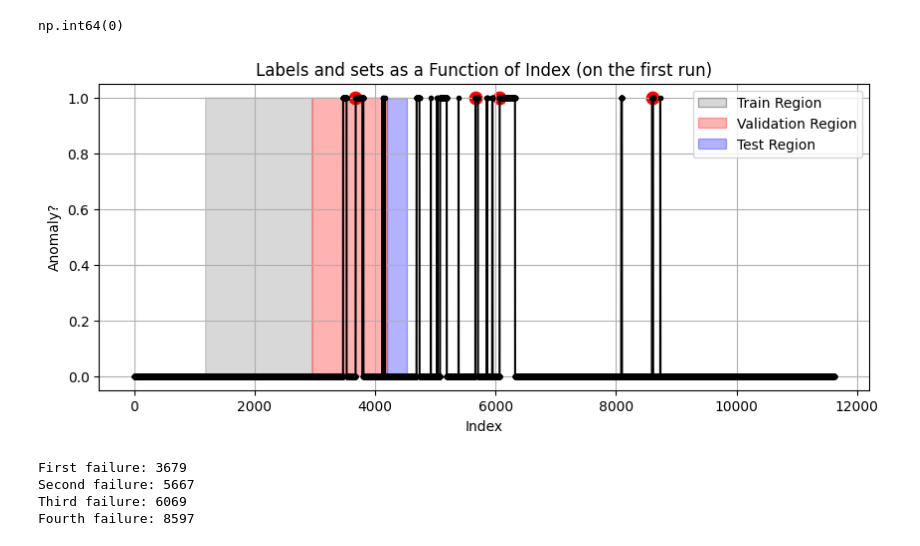
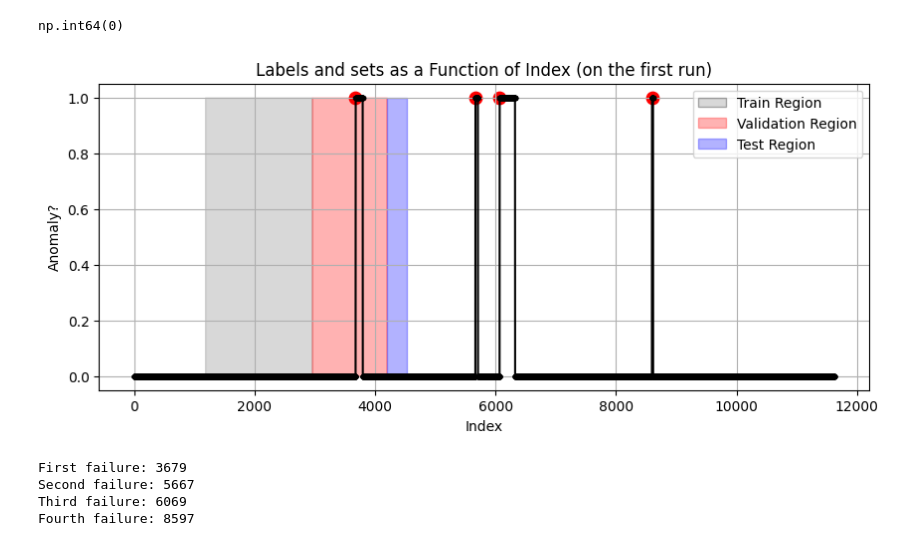
Before and after one commit to joaotiago-dias/metro_porto, a Jupyter notebook: Porto_SAE_window_large_v3_comparing_with_paper.ipynb, the cells around one changed output. Cells and saved outputs as stored; diff of their text form; code cells hidden in the pictures.

```diff
--- a/Porto_SAE_window_large_v3_comparing_with_paper.ipynb
+++ b/Porto_SAE_window_large_v3_comparing_with_paper.ipynb
@@ -32,3 +37,12 @@ timestamps = pd.to_datetime(timestamps)
+# %%
+intervals = [
+    (datetime(2020, 4, 18, 0, 0), datetime(2020, 4, 18, 23, 59)),
+    (datetime(2020, 5, 29, 23, 30), datetime(2020, 5, 30, 6, 0)),
+    (datetime(2020, 6, 5, 10, 0), datetime(2020, 6, 7, 14, 30)),
+    (datetime(2020, 7, 15, 14, 30), datetime(2020, 7, 15, 19, 0))
+]
+anomaly_list = [1 if any(start <= ts <= end for start, end in intervals) else 0 for ts in timestamps]
+anomaly_list = np.array(anomaly_list, dtype=bool)
 # %%
 #Take just the analog part
 #X_input = X_input[:,49:]
@@ -177,37 +191,37 @@ np.int64(0)
 # %%
 labels_int = [int(label) for label in anomaly_list]
 
 # Determine the split index (see image below: the train and validation sets will use only good data. Mixed data is desirable for testing)
 index_mar = 1180+1 #March 1st index (+1 bc 1st cycle is problematic)
 index_apr = 2954
 index_mai = 4193
 index_jun = 5815
 index_jul = 7611
 time_delta = 7 # how many days at a time you want to test
-last_test_index = next(i for i, ts in enumerate(timestamps) if ts > timestamps[index_apr]+pd.Timedelta(days=time_delta)) #Determine the last index of the test set
-last_test_index_2 = next(i for i, ts in enumerate(timestamps) if ts > timestamps[index_apr]+pd.Timedelta(days=2*time_delta))
+last_test_index = next(i for i, ts in enumerate(timestamps) if ts > timestamps[index_mai]+pd.Timedelta(days=time_delta)) #Determine the last index of the test set
+last_test_index_2 = next(i for i, ts in enumerate(timestamps) if ts > timestamps[index_mai]+pd.Timedelta(days=2*time_delta))
 
 # Plot the labels as a function of the index
 plt.figure(figsize=(10, 4))
 plt.plot(labels_int, '.-', color='black', label='Labels')
-plt.fill_between(range(len(anomaly_list)), 0, 1, where=(np.arange(len(anomaly_list)) >= 0) & (np.arange(len(anomaly_list)) < index_mar), color='gray', alpha=0.3)
-plt.fill_between(range(len(anomaly_list)), 0, 1, where=(np.arange(len(anomaly_list)) >= index_mar) & (np.arange(len(anomaly_list)) < index_apr), color='red', alpha=0.3)
-plt.fill_between(range(len(anomaly_list)), 0, 1, where=(np.arange(len(anomaly_list)) >= index_apr)& (np.arange(len(anomaly_list)) < last_test_index), color='blue', alpha=0.3)
+plt.fill_between(range(len(anomaly_list)), 0, 1, where=(np.arange(len(anomaly_list)) >= index_mar) & (np.arange(len(anomaly_list)) < index_apr), color='gray', alpha=0.3)
+plt.fill_between(range(len(anomaly_list)), 0, 1, where=(np.arange(len(anomaly_list)) >= index_apr) & (np.arange(len(anomaly_list)) < index_mai), color='red', alpha=0.3)
+plt.fill_between(range(len(anomaly_list)), 0, 1, where=(np.arange(len(anomaly_list)) >= index_mai)& (np.arange(len(anomaly_list)) < last_test_index), color='blue', alpha=0.3)
 highlight_x = [3679, 5667, 6069, 8597]
 highlight_y = [1, 1, 1, 1]
 plt.scatter(highlight_x, highlight_y, color='red', s=80, marker='o', label='Failures')
 legend_elements = [Patch(facecolor='gray', edgecolor='black', alpha=0.3, label='Train Region'),
                    Patch(facecolor='red', edgecolor='r', alpha=0.3, label='Validation Region'),
                    Patch(facecolor='blue', edgecolor='b', alpha=0.3, label='Test Region')]
 plt.legend(handles=legend_elements, loc='upper right')
 
 plt.xlabel('Index')
 plt.ylabel('Anomaly?')
 plt.title('Labels and sets as a Function of Index (on the first run)')
 plt.grid(True)
 plt.show()
 # %% [output]
-[figure, old version]
+[figure, new version]
 # %%
 # Getting the index of the first anomalous cycles for each failure
 print(f"First failure: {np.where(timestamps >= '2020-04-18')[0][0]}")
```
Also changed, not shown: parts of 14 cells of this notebook.
